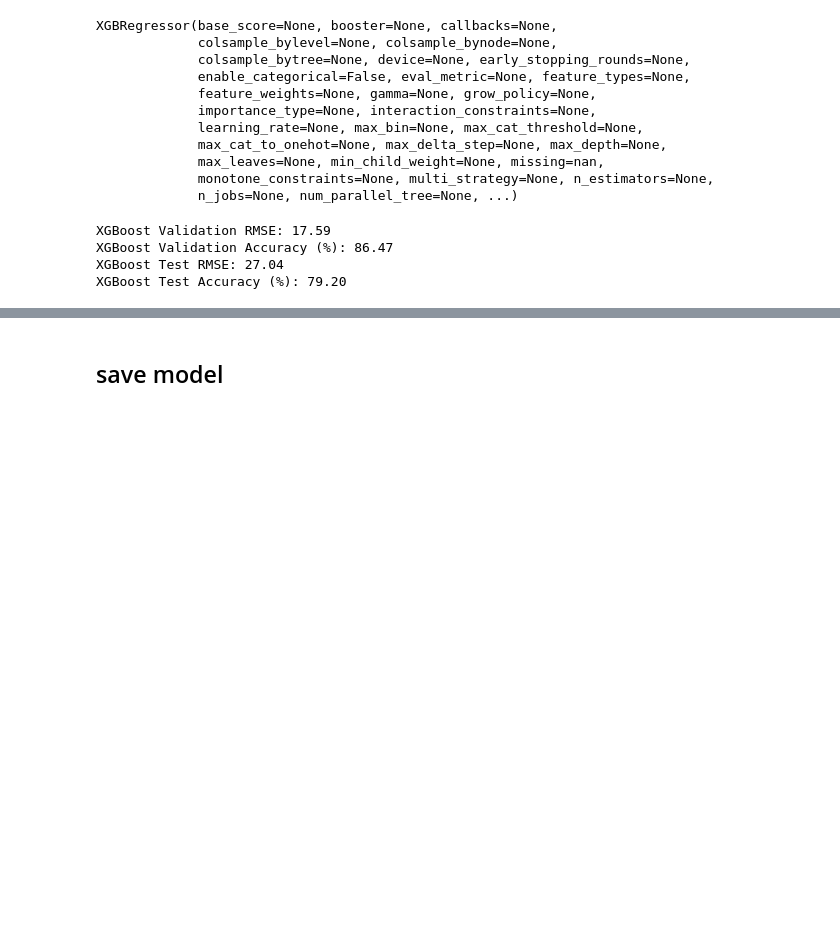
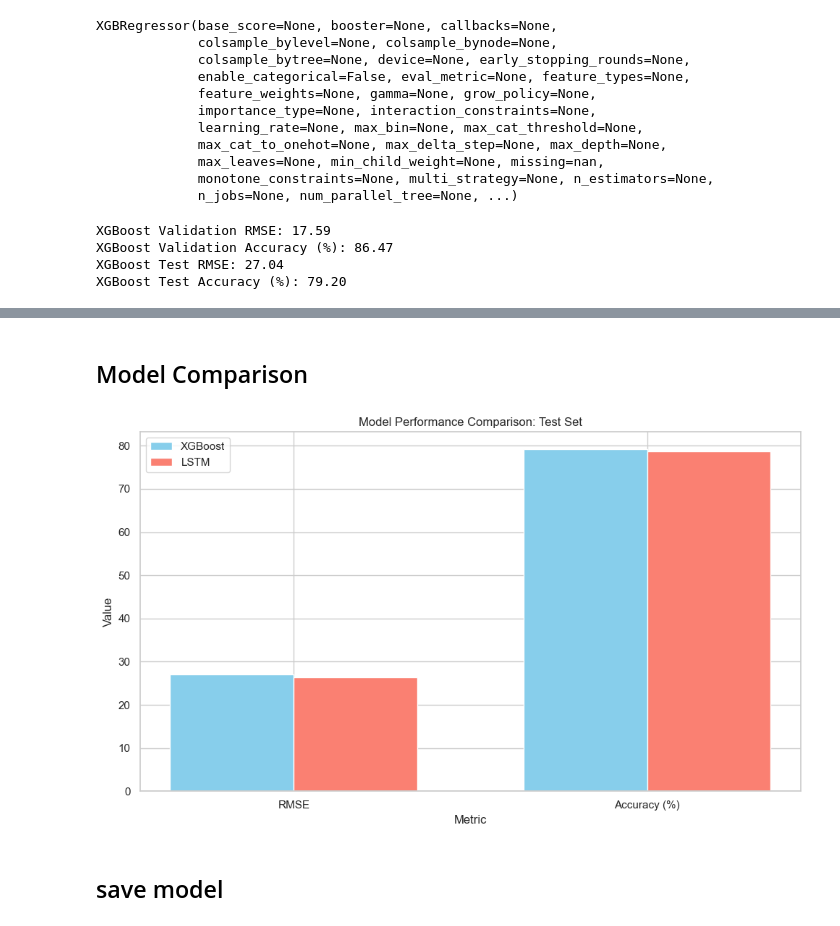
Before and after one commit to maramahmed1999/AI-Powered-Predictive-Maintenance-Dashboard, a Jupyter notebook: models_building/FD002_Model.ipynb, the cells around one changed output, grey strips where cells are left out. Cells and saved outputs as stored; diff of their text form; code cells hidden in the pictures; blank space fills up the shorter version.

```diff
--- a/models_building/FD002_Model.ipynb
+++ b/models_building/FD002_Model.ipynb
@@ -344,3 +399,25 @@ XGBoost Test Accuracy (%): 79.20
+# %% [markdown]
+## Model Comparison
+# %%
+# Bar chart for RMSE and Accuracy
+plt.figure(figsize=(10, 6))
+metrics = ['RMSE', 'Accuracy (%)']
+xgb_metrics = [rmse_xgb_test, accuracy_xgb_test]
+lstm_metrics = [rmse_test_lstm, accuracy_test_lstm]
+x = np.arange(len(metrics))
+width = 0.35
+
+plt.bar(x - width/2, xgb_metrics, width, label='XGBoost', color='skyblue')
+plt.bar(x + width/2, lstm_metrics, width, label='LSTM', color='salmon')
+plt.xlabel('Metric')
+plt.ylabel('Value')
+plt.title('Model Performance Comparison: Test Set')
+plt.xticks(x, metrics)
+plt.legend()
+plt.tight_layout()
+plt.show()
+# %% [output]
+[figure, added]
 # %% [markdown]
 ## save model
 # %%
```
Also changed, not shown: parts of 5 cells of this notebook.
